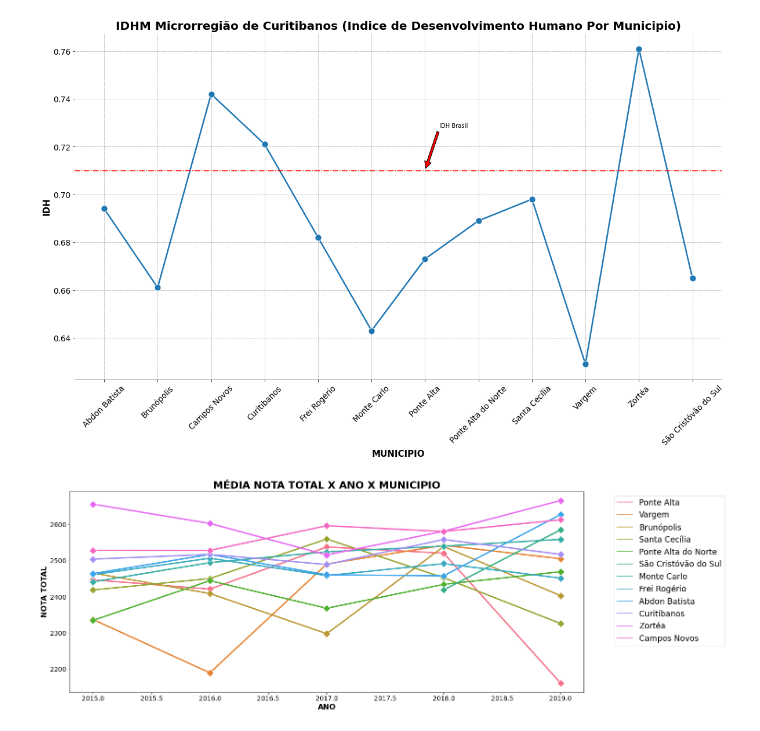
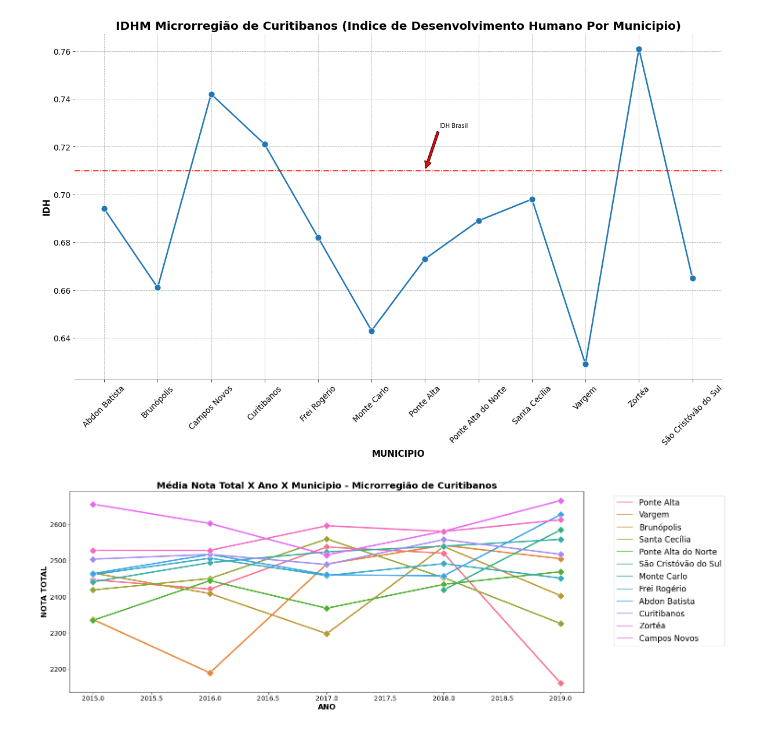
Before and after one commit to NophaieViscente/AnaliseDadosENEM, a Jupyter notebook: Analisando_Dados_da_Educação_ENEM_SC_Mesorregião_Serrana_|_Microrregião_de_Curitibanos.ipynb, the cells around one changed output. Cells and saved outputs as stored; diff of their text form; code cells hidden in the pictures.

```diff
--- a/Analisando_Dados_da_Educação_ENEM_SC_Mesorregião_Serrana_|_Microrregião_de_Curitibanos.ipynb
+++ b/Analisando_Dados_da_Educação_ENEM_SC_Mesorregião_Serrana_|_Microrregião_de_Curitibanos.ipynb
@@ -339,14 +339,14 @@ plt.show()
 # %%
 fig11, ax11 = plt.subplots(figsize=(20,8))
 dados_filtrados_nota_total = dados_completos_ENEM_IBGE.filter(items=['NO_MUNICIPIO_RESIDENCIA','NU_ANO','NU_NOTA_TOTAL'])\
                                 .groupby(['NO_MUNICIPIO_RESIDENCIA','NU_ANO']).mean().sort_values(by='NU_NOTA_TOTAL')
 sns.lineplot(data=dados_filtrados_nota_total,x='NU_ANO',y='NU_NOTA_TOTAL',hue='NO_MUNICIPIO_RESIDENCIA',lw=3,marker='D',
              markersize=11)
 plt.xlabel('ANO',fontdict=dict(fontsize=16,fontweight='semibold'))
 plt.ylabel('NOTA TOTAL',fontdict=dict(fontsize=16,fontweight='semibold'))
 plt.tick_params(labelsize=14)
-plt.title('MÉDIA NOTA TOTAL X ANO X MUNICIPIO',fontdict=dict(fontsize=22,fontweight='semibold'))
+plt.title('Média Nota Total X Ano X Municipio - Microrregião de Curitibanos',fontdict=dict(fontsize=20,fontweight='semibold'))
 plt.legend(bbox_to_anchor=(1.05,1),fontsize='xx-large')
 plt.show()
 # %% [output]
-[figure, old version]
+[figure, new version]
```
Also changed, not shown: parts of 1 cell of this notebook.
